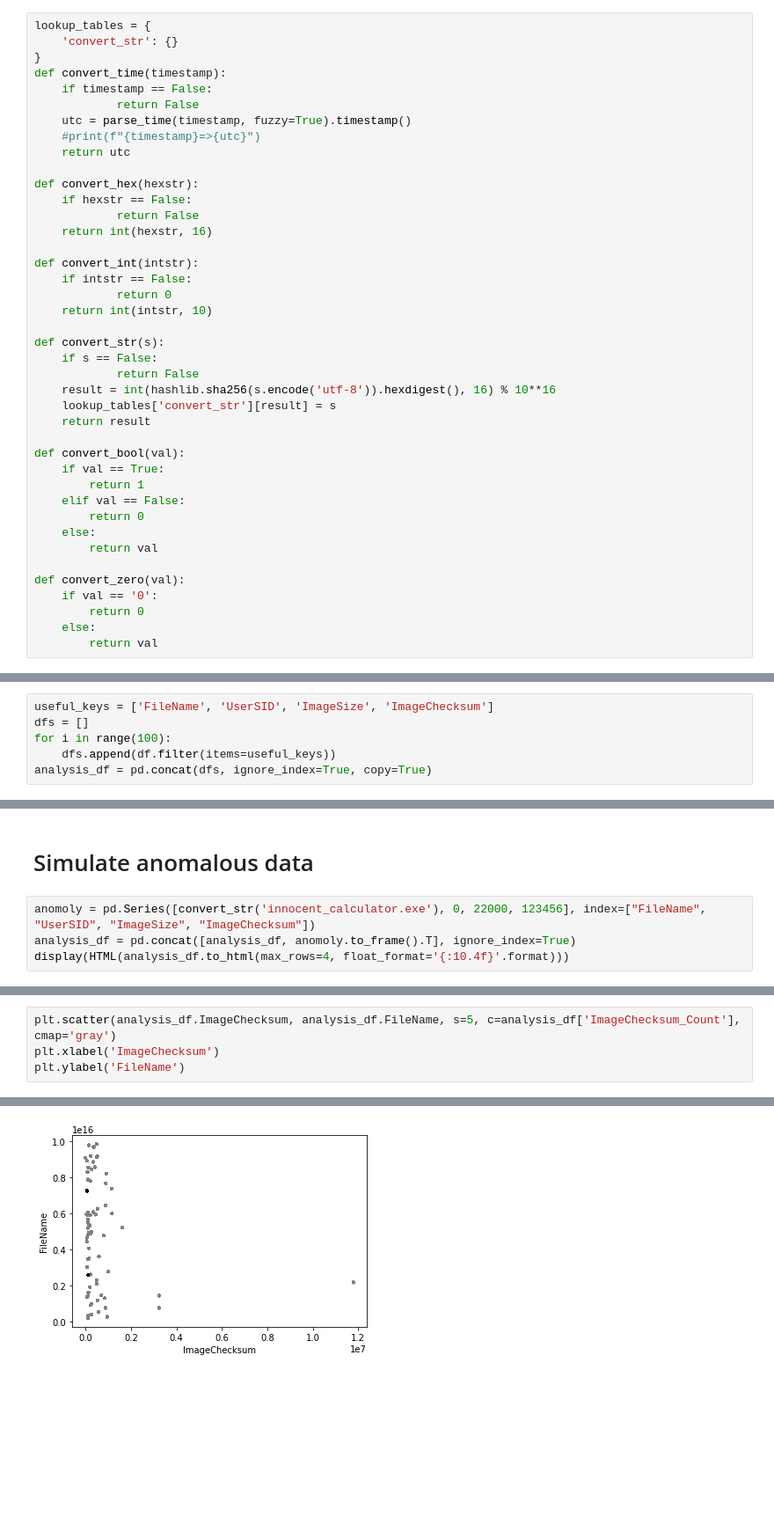
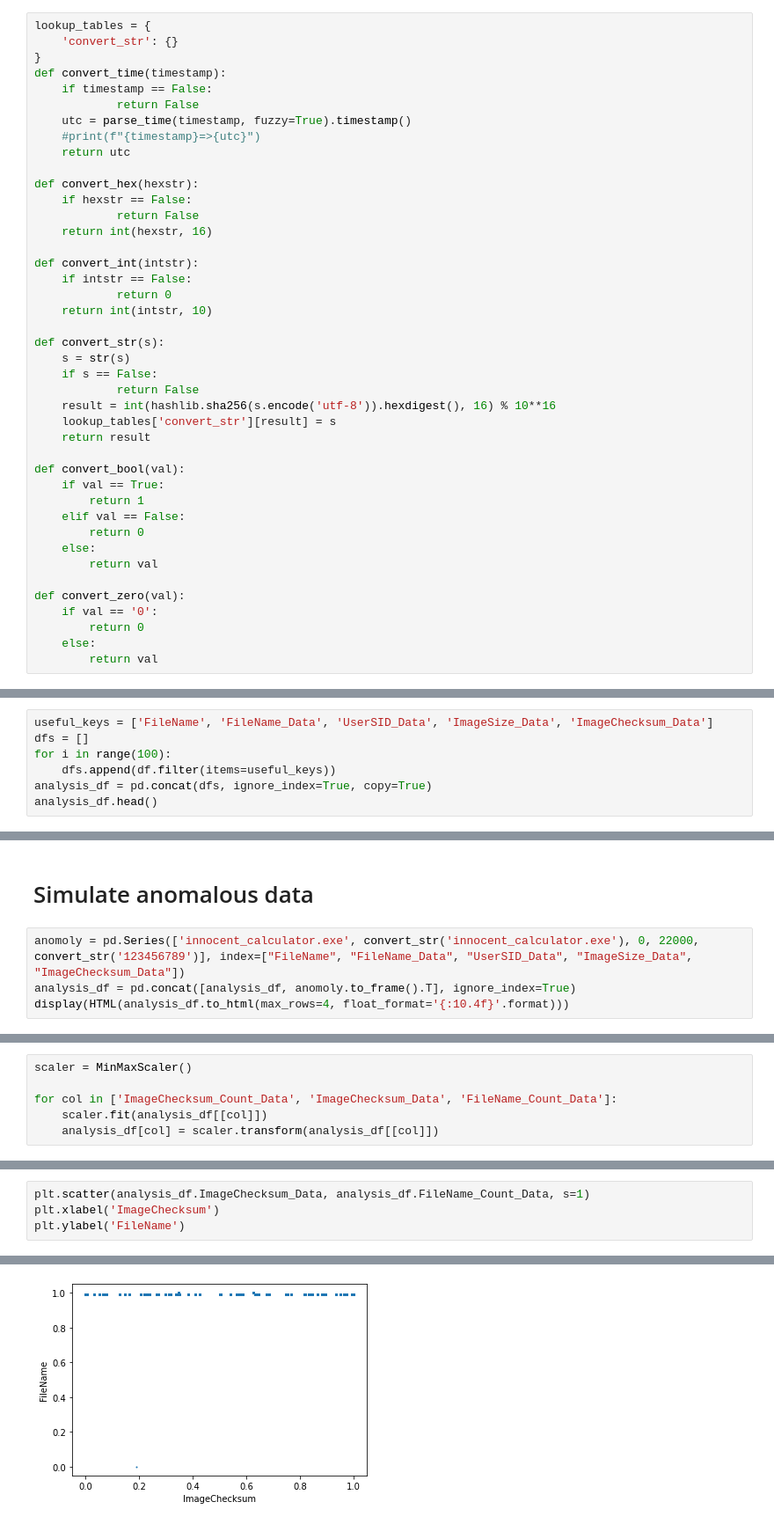
Before and after one commit to jt0dd/windows-baseline, a Jupyter notebook: analyze.ipynb, the cells around one changed output, grey strips where cells are left out. Shown at 88% size. Saved outputs shown, nothing was run; the diff lists cells and outputs as text; blank space fills up the shorter version.

```diff
--- a/analyze.ipynb
+++ b/analyze.ipynb
@@ -172,6 +175,7 @@ def convert_int(intstr):
     return int(intstr, 10)
 
 def convert_str(s):
+    s = str(s)
     if s == False:
             return False
     result = int(hashlib.sha256(s.encode('utf-8')).hexdigest(), 16) % 10**16
@@ -252,6 +266,7 @@ for column in df:
 # %%
-useful_keys = ['FileName', 'UserSID', 'ImageSize', 'ImageChecksum']
+useful_keys = ['FileName', 'FileName_Data', 'UserSID_Data', 'ImageSize_Data', 'ImageChecksum_Data']
 dfs = []
 for i in range(100):
     dfs.append(df.filter(items=useful_keys))
 analysis_df = pd.concat(dfs, ignore_index=True, copy=True)
+analysis_df.head()
@@ -258,7 +280,7 @@ analysis_df = pd.concat(dfs, ignore_index=True, copy=True)
 # %% [markdown]
 # Simulate anomalous data
 # %%
-anomoly = pd.Series([convert_str('innocent_calculator.exe'), 0, 22000, 123456], index=["FileName", "UserSID", "ImageSize", "ImageChecksum"])
+anomoly = pd.Series(['innocent_calculator.exe', convert_str('innocent_calculator.exe'), 0, 22000, convert_str('123456789')], index=["FileName", "FileName_Data", "UserSID_Data", "ImageSize_Data", "ImageChecksum_Data"])
 analysis_df = pd.concat([analysis_df, anomoly.to_frame().T], ignore_index=True)
 display(HTML(analysis_df.to_html(max_rows=4, float_format='{:10.4f}'.format)))
 # %% [output]
@@ -319,0 +370,6 @@ test: 100
+# %%
+scaler = MinMaxScaler()
+
+for col in ['ImageChecksum_Count_Data', 'ImageChecksum_Data', 'FileName_Count_Data']:
+    scaler.fit(analysis_df[[col]])
+    analysis_df[col] = scaler.transform(analysis_df[[col]])
@@ -320,7 +385,7 @@ test: 100
 # %%
-plt.scatter(analysis_df.ImageChecksum, analysis_df.FileName, s=5, c=analysis_df['ImageChecksum_Count'], cmap='gray')
+plt.scatter(analysis_df.ImageChecksum_Data, analysis_df.FileName_Count_Data, s=1)
 plt.xlabel('ImageChecksum')
 plt.ylabel('FileName')
 # %% [output]
 Text(0, 0.5, 'FileName')
-[figure, old version]
+[figure, new version]
```
Also changed, not shown: parts of 26 cells of this notebook, 2 other files.
